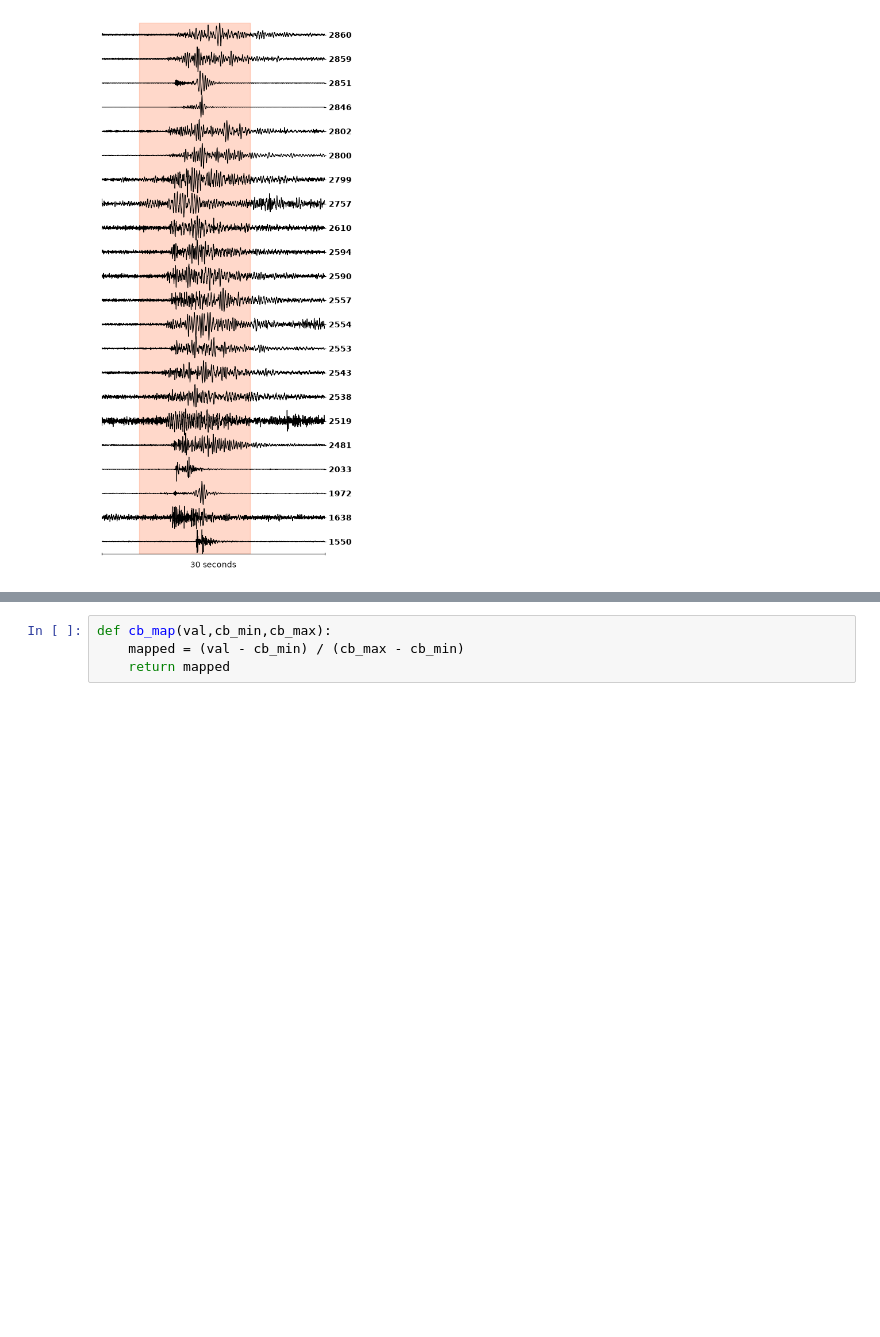
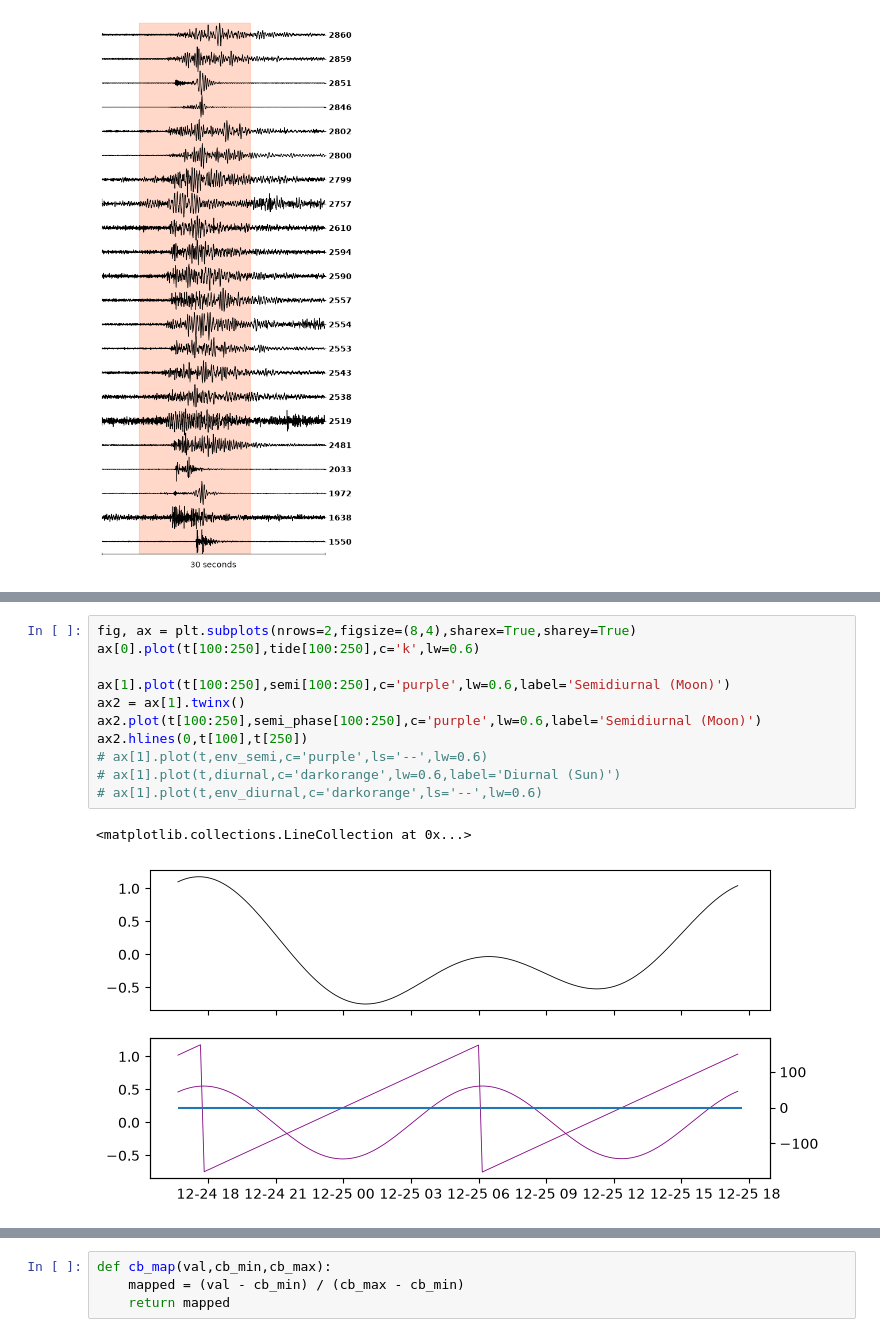
Before and after one commit to JMagyar15/totten-analysis, a Jupyter notebook: cross_correlation_test.ipynb, the cells around one changed output, grey strips where cells are left out. Saved outputs shown, nothing was run; the diff lists cells and outputs as text; blank space fills up the shorter version.

```diff
--- a/cross_correlation_test.ipynb
+++ b/cross_correlation_test.ipynb
@@ -311,0 +263,14 @@ tidal_phase[tidal_phase > 180] -= 360
+# %%
+fig, ax = plt.subplots(nrows=2,figsize=(8,4),sharex=True,sharey=True)
+ax[0].plot(t[100:250],tide[100:250],c='k',lw=0.6)
+
+ax[1].plot(t[100:250],semi[100:250],c='purple',lw=0.6,label='Semidiurnal (Moon)')
+ax2 = ax[1].twinx()
+ax2.plot(t[100:250],semi_phase[100:250],c='purple',lw=0.6,label='Semidiurnal (Moon)')
+ax2.hlines(0,t[100],t[250])
+# ax[1].plot(t,env_semi,c='purple',ls='--',lw=0.6)
+# ax[1].plot(t,diurnal,c='darkorange',lw=0.6,label='Diurnal (Sun)')
+# ax[1].plot(t,env_diurnal,c='darkorange',ls='--',lw=0.6)
+# %% [output]
+<matplotlib.collections.LineCollection at 0x...>
+[figure, added]
```
Also changed, not shown: parts of 54 cells of this notebook, 42 other files.
